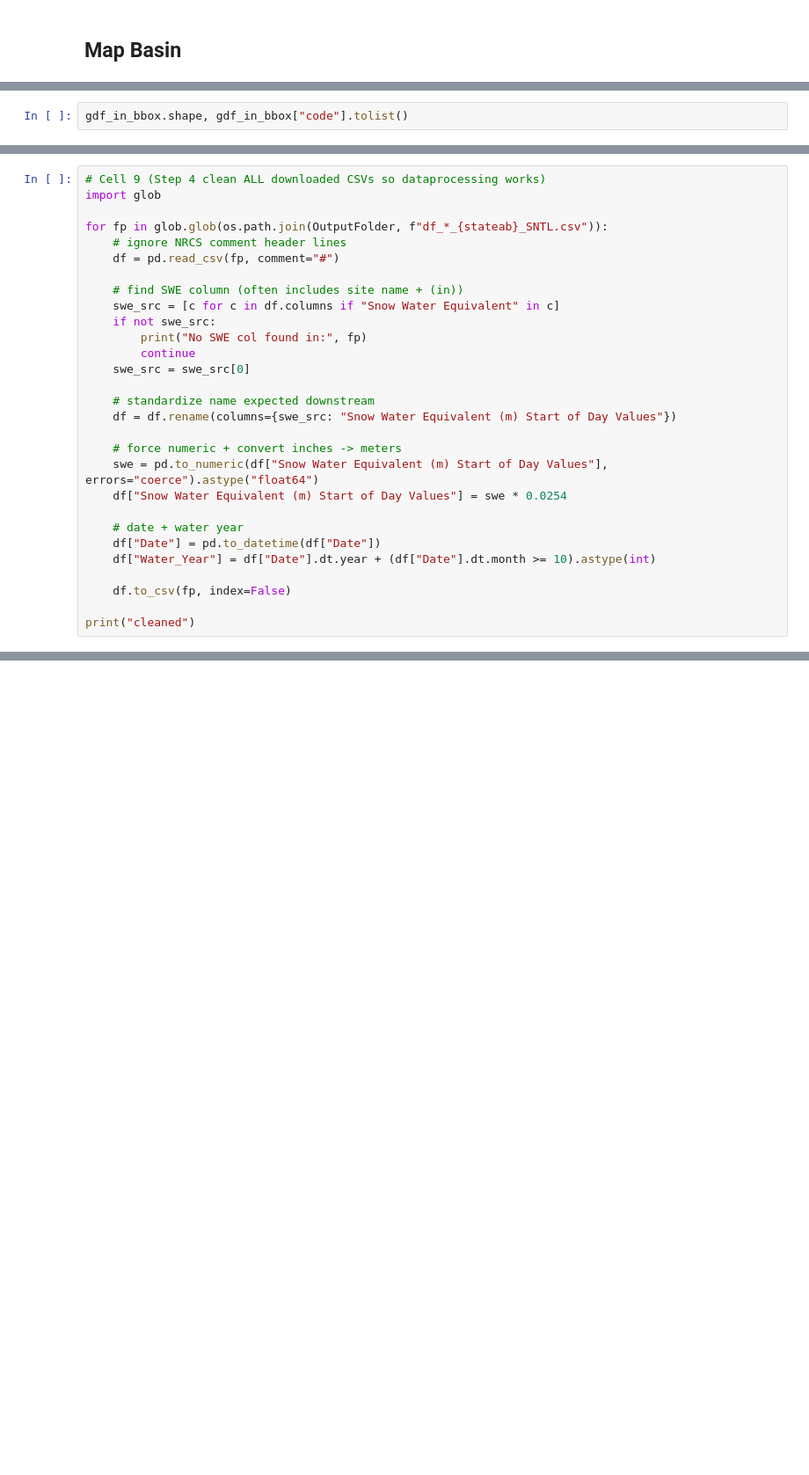
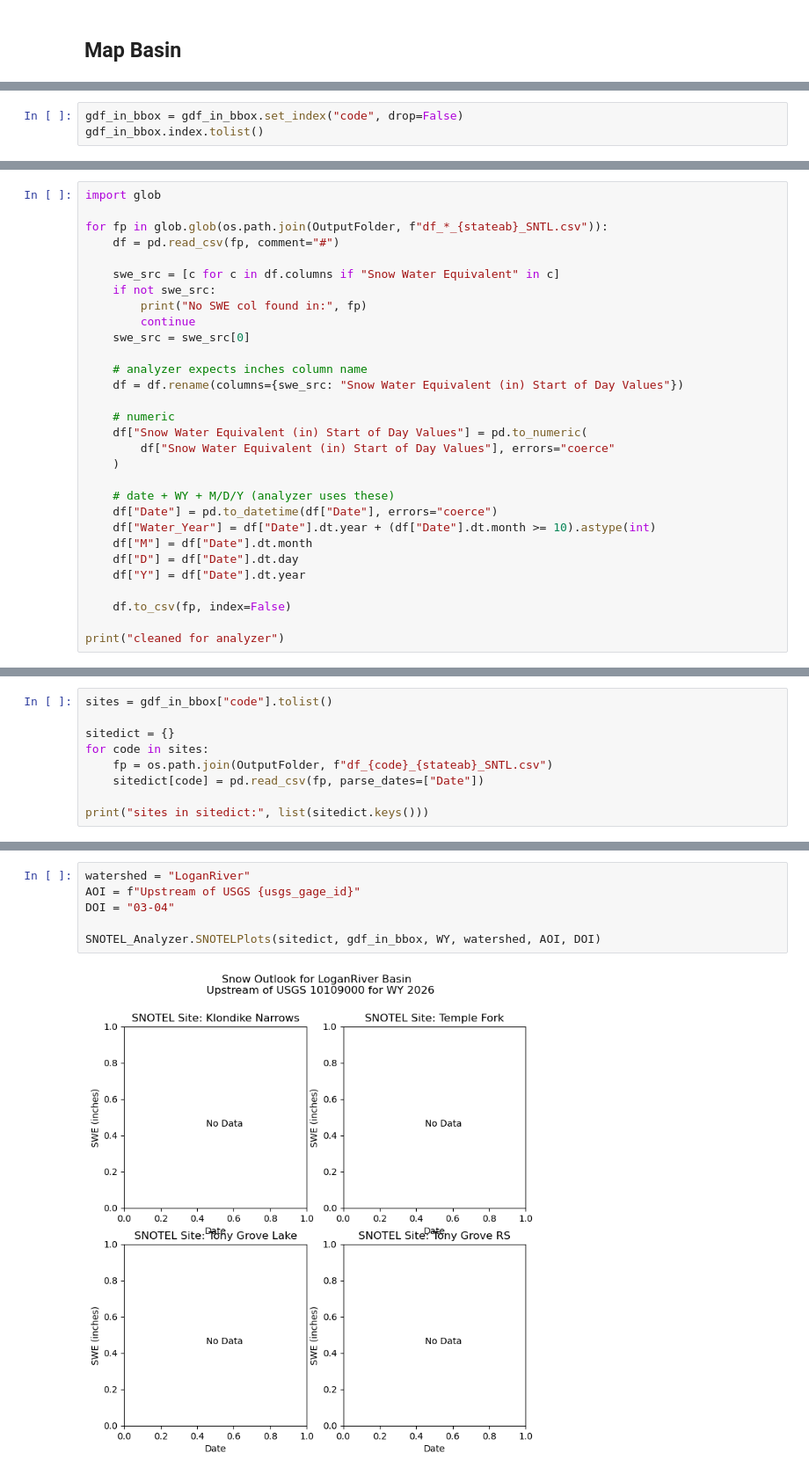
Before and after one commit to northjackson/Data-Acquisition-Processing-Analysis, a Jupyter notebook: My_SNOTEL_Analysis.ipynb, the cells around one changed output, grey strips where cells are left out. Shown at 88% size. Cells and saved outputs as stored; diff of their text form; blank space fills up the shorter version.

```diff
--- a/My_SNOTEL_Analysis.ipynb
+++ b/My_SNOTEL_Analysis.ipynb
@@ -64,3 +55,4 @@ gdf_in_bbox[["code","name","beginDate","endDate"]]
 # %%
-gdf_in_bbox.shape, gdf_in_bbox["code"].tolist()
+gdf_in_bbox = gdf_in_bbox.set_index("code", drop=False)
+gdf_in_bbox.index.tolist()
 # %% [output]
@@ -126,30 +125,31 @@ downloading: 1113_UT_SNTL Tony Grove RS
 # %%
-# Cell 9 (Step 4 clean ALL downloaded CSVs so dataprocessing works)
 import glob
 
 for fp in glob.glob(os.path.join(OutputFolder, f"df_*_{stateab}_SNTL.csv")):
-    # ignore NRCS comment header lines
     df = pd.read_csv(fp, comment="#")
 
-    # find SWE column (often includes site name + (in))
     swe_src = [c for c in df.columns if "Snow Water Equivalent" in c]
     if not swe_src:
         print("No SWE col found in:", fp)
         continue
     swe_src = swe_src[0]
 
-    # standardize name expected downstream
-    df = df.rename(columns={swe_src: "Snow Water Equivalent (m) Start of Day Values"})
+    # analyzer expects inches column name
+    df = df.rename(columns={swe_src: "Snow Water Equivalent (in) Start of Day Values"})
 
-    # force numeric + convert inches -> meters
-    swe = pd.to_numeric(df["Snow Water Equivalent (m) Start of Day Values"], errors="coerce").astype("float64")
-    df["Snow Water Equivalent (m) Start of Day Values"] = swe * 0.0254
+    # numeric
+    df["Snow Water Equivalent (in) Start of Day Values"] = pd.to_numeric(
+        df["Snow Water Equivalent (in) Start of Day Values"], errors="coerce"
+    )
 
-    # date + water year
-    df["Date"] = pd.to_datetime(df["Date"])
+    # date + WY + M/D/Y (analyzer uses these)
+    df["Date"] = pd.to_datetime(df["Date"], errors="coerce")
     df["Water_Year"] = df["Date"].dt.year + (df["Date"].dt.month >= 10).astype(int)
+    df["M"] = df["Date"].dt.month
+    df["D"] = df["Date"].dt.day
+    df["Y"] = df["Date"].dt.year
 
     df.to_csv(fp, index=False)
 
-print("cleaned")
+print("cleaned for analyzer")
 # %% [output]
@@ -158,0 +159,9 @@ cleaned
+# %%
+sites = gdf_in_bbox["code"].tolist()
+
+sitedict = {}
+for code in sites:
+    fp = os.path.join(OutputFolder, f"df_{code}_{stateab}_SNTL.csv")
+    sitedict[code] = pd.read_csv(fp, parse_dates=["Date"])
+
+print("sites in sitedict:", list(sitedict.keys()))
@@ -158,0 +184,8 @@ cleaned
+# %%
+watershed = "LoganRiver"
+AOI = f"Upstream of USGS {usgs_gage_id}"
+DOI = "03-04"
+
+SNOTEL_Analyzer.SNOTELPlots(sitedict, gdf_in_bbox, WY, watershed, AOI, DOI)
+# %% [output]
+[figure, added]
```
Also changed, not shown: parts of 26 cells of this notebook, 1 other file.
